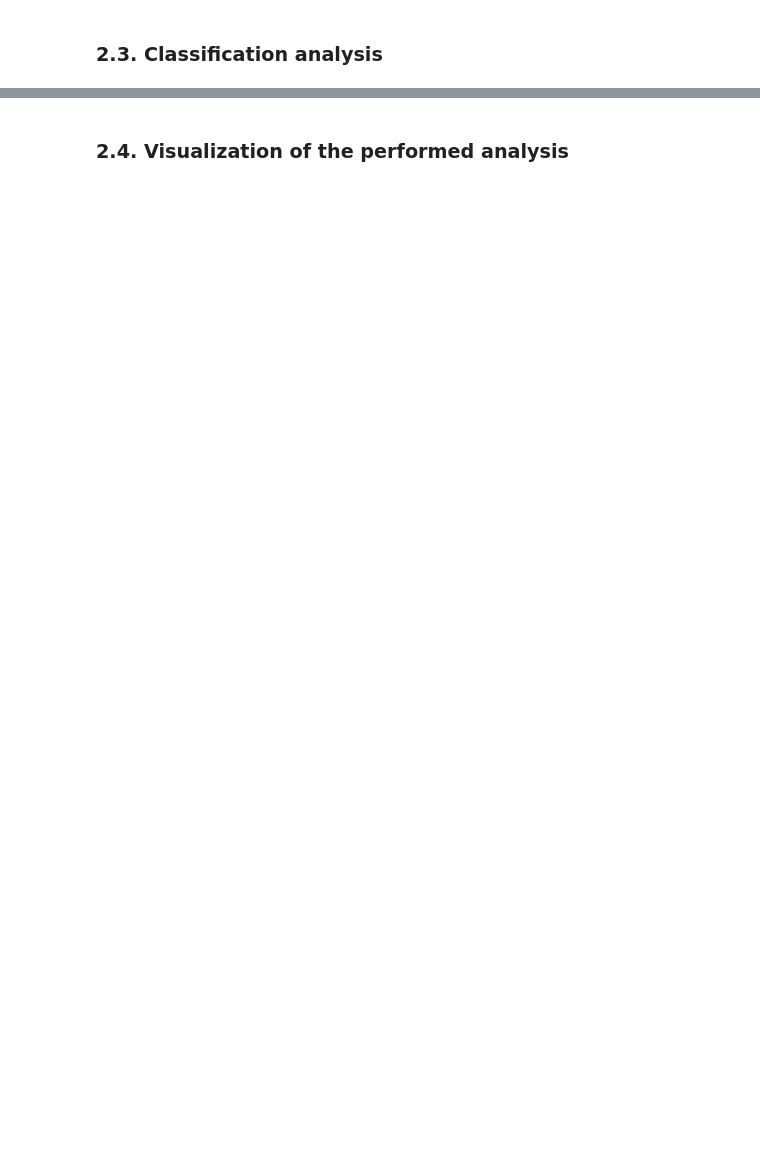
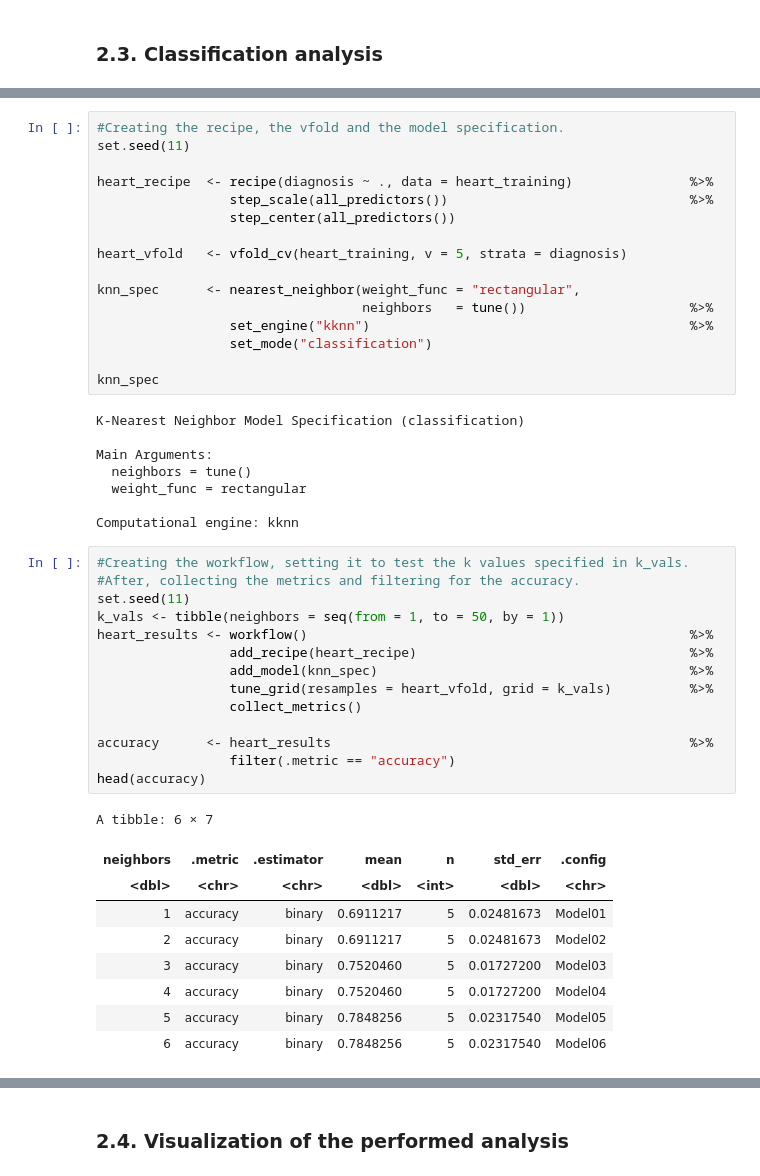
Before and after one commit to laurent-mt/dsci100project, a Jupyter notebook: actualproject.ipynb, the cells around one changed output, grey strips where cells are left out. Saved outputs shown, nothing was run; the diff lists cells and outputs as text; blank space fills up the shorter version.

```diff
--- a/actualproject.ipynb
+++ b/actualproject.ipynb
@@ -345,0 +354,48 @@ age_heart
+# %%
+#Creating the recipe, the vfold and the model specification.
+set.seed(11)
+
+heart_recipe  <- recipe(diagnosis ~ ., data = heart_training)               %>%
+                 step_scale(all_predictors())                               %>%
+                 step_center(all_predictors())
+
+heart_vfold   <- vfold_cv(heart_training, v = 5, strata = diagnosis)
+
+knn_spec      <- nearest_neighbor(weight_func = "rectangular",
+                                  neighbors   = tune())                     %>%
+                 set_engine("kknn")                                         %>%
+                 set_mode("classification")
+
+knn_spec
+# %% [output]
+K-Nearest Neighbor Model Specification (classification)
+
+Main Arguments:
+  neighbors = tune()
+  weight_func = rectangular
+
+Computational engine: kknn
+# %%
+#Creating the workflow, setting it to test the k values specified in k_vals.
+#After, collecting the metrics and filtering for the accuracy.
+set.seed(11)
+k_vals <- tibble(neighbors = seq(from = 1, to = 50, by = 1))
+heart_results <- workflow()                                                 %>%
+                 add_recipe(heart_recipe)                                   %>%
+                 add_model(knn_spec)                                        %>%
+                 tune_grid(resamples = heart_vfold, grid = k_vals)          %>%
+                 collect_metrics()
+
+accuracy      <- heart_results                                              %>%
+                 filter(.metric == "accuracy")
+head(accuracy)
+# %% [output]
+A tibble: 6 × 7
+| neighbors | .metric | .estimator | mean | n | std_err | .config |
+| <dbl> | <chr> | <chr> | <dbl> | <int> | <dbl> | <chr> |
+| 1 | accuracy | binary | 0.6911217 | 5 | 0.02481673 | Model01 |
+| 2 | accuracy | binary | 0.6911217 | 5 | 0.02481673 | Model02 |
+| 3 | accuracy | binary | 0.7520460 | 5 | 0.01727200 | Model03 |
+| 4 | accuracy | binary | 0.7520460 | 5 | 0.01727200 | Model04 |
+| 5 | accuracy | binary | 0.7848256 | 5 | 0.02317540 | Model05 |
+| 6 | accuracy | binary | 0.7848256 | 5 | 0.02317540 | Model06 |
```
Also changed, not shown: parts of 41 cells of this notebook.
